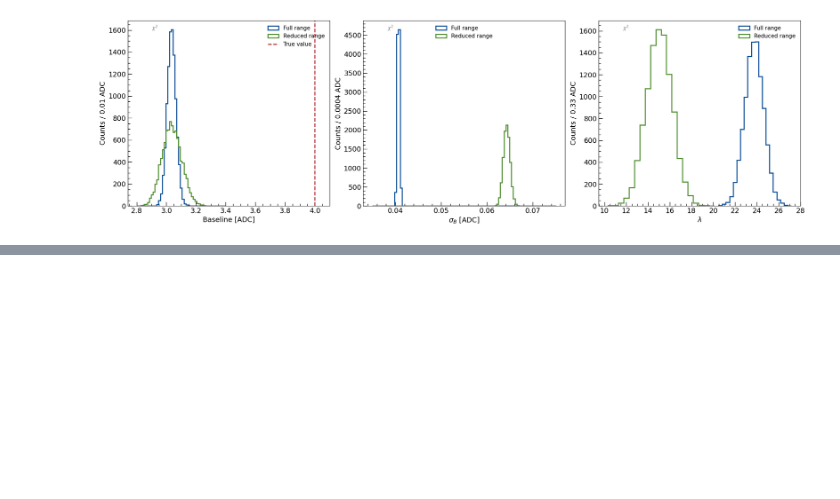
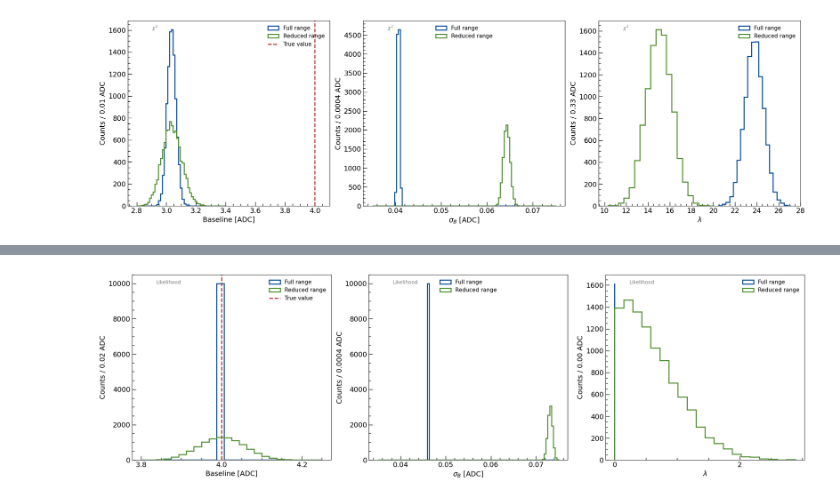
Before and after one commit to flycloud2010/MuonLifetime_lab, a Jupyter notebook: montecarlo/baseline.ipynb, the cells around one changed output, grey strips where cells are left out. Cells and saved outputs as stored; diff of their text form; code cells hidden in the pictures; blank space fills up the shorter version.

```diff
--- a/montecarlo/baseline.ipynb
+++ b/montecarlo/baseline.ipynb
@@ -592,0 +592,59 @@ plt.show()
+# %%
+fig, ax = plt.subplots(1, 3, figsize = (20,6))
+
+nbins = np.linspace(3.8,4.25,25)
+
+n1, bins1, _ = ax[0].hist(tree_1w_r1.bs_LL, bins=nbins, histtype='step', ec = '#004C97', lw=2, alpha=1, align = 'mid',  label = 'Full range')
+n2, bins2, _ = ax[0].hist(tree_1w_r2.bs_LL, bins=nbins, histtype='step', ec = '#4C8C2B', lw=2, alpha=1, align = 'mid',  label = 'Reduced range')
+ax[0].axvline(bs_1w, lw = 2, ls = '--', color = '#AF272F', label = 'True value')
+
+
+w1 = bins1[1] - bins1[0]
+w2 = bins2[1] - bins2[0]
+
+ax[0].set_xlabel("Baseline [ADC]", fontsize=14)
+ax[0].set_ylabel("Counts / %1.2f ADC" %w1, fontsize=14)
+
+## ------  ##
+nbins = np.linspace(0.035,0.075,100)
+
+n1, bins1, _ = ax[1].hist(tree_1w_r1.bs_LL_err, bins=nbins, histtype='step', ec = '#004C97', lw=2, alpha=1, align = 'mid',  label = 'Full range')
+n2, bins2, _ = ax[1].hist(tree_1w_r2.bs_LL_err, bins=nbins, histtype='step', ec = '#4C8C2B', lw=2, alpha=1, align = 'mid',  label = 'Reduced range')
+
+w1 = bins1[1] - bins1[0]
+w2 = bins2[1] - bins2[0]
+
+ax[1].set_xlabel("$\sigma_B$ [ADC]", fontsize=14)
+ax[1].set_ylabel("Counts / %1.4f ADC" %w1, fontsize=14)
+
+## ------  ##
+nbins = np.linspace(10,28,120)
+
+n1, bins1, _ = ax[2].hist(tree_1w_r1.delta_L, bins=20, histtype='step', ec = '#004C97', lw=2, alpha=1, align = 'mid',  label = 'Full range')
+n2, bins2, _ = ax[2].hist(tree_1w_r2.delta_L, bins=20, histtype='step', ec = '#4C8C2B', lw=2, alpha=1, align = 'mid',  label = 'Reduced range')
+
+w1 = bins1[1] - bins1[0]
+w2 = bins2[1] - bins2[0]
+
+ax[2].set_xlabel("$\\lambda$", fontsize=14)
+ax[2].set_ylabel("Counts / %1.2f ADC" %w1, fontsize=14)
+
+
+ax[0].legend(loc='best', frameon=False, fontsize=11)
+ax[1].legend(loc='upper center', frameon=False, fontsize=11)
+ax[2].legend(loc='best', frameon=False, fontsize=11)
+
+
+for i in range(0,3):
+    ax[i].text(0.12, 0.95, labels[3], fontsize = 10, transform = ax[i].transAxes, color = 'gray')
+
+set_ticks(ax[0], 0.2, 2000)
+set_ticks(ax[1], 0.01, 2000)
+set_ticks(ax[2], 2, 200)
+
+
+fig.tight_layout()
+fig.savefig("./plots/bs_LL.pdf")
+plt.show()
+# %% [output]
+[figure, added]
```
Also changed, not shown: parts of 3 cells of this notebook, 4 other files.
